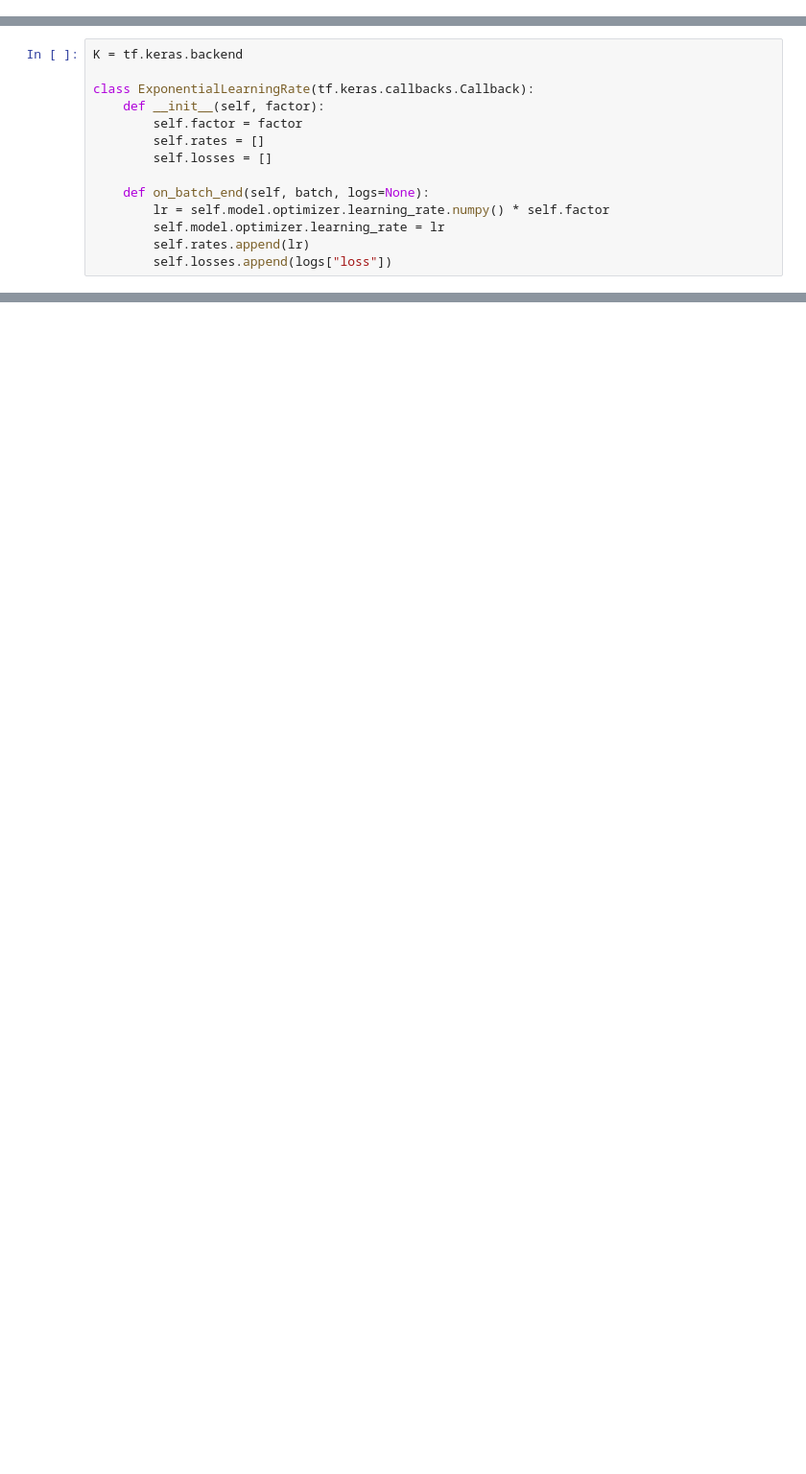
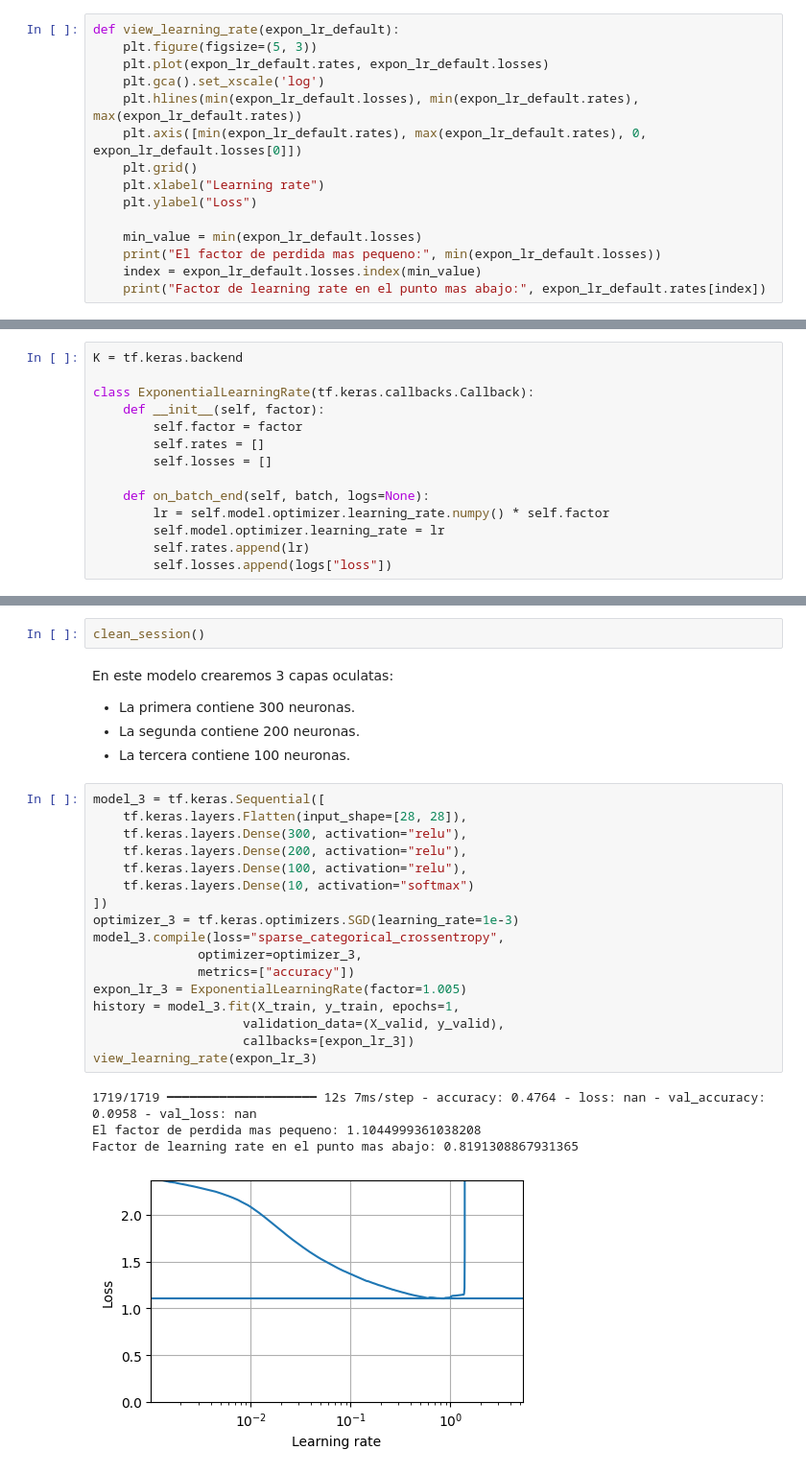
Before and after one commit to MaciaKing/UNED, a Jupyter notebook: Aprendizaje Profundo/Entrgas/PEC0.ipynb, the cells around one changed output, grey strips where cells are left out. Shown at 96% size. Saved outputs shown, nothing was run; the diff lists cells and outputs as text; blank space fills up the shorter version.

```diff
--- a/Aprendizaje Profundo/Entrgas/PEC0.ipynb
+++ b/Aprendizaje Profundo/Entrgas/PEC0.ipynb
@@ -18 +37,16 @@ GPUs disponibles: [PhysicalDevice(name='/physical_device:GPU:0', device_type='GP
+# %%
+def view_learning_rate(expon_lr_default):
+    plt.figure(figsize=(5, 3))
+    plt.plot(expon_lr_default.rates, expon_lr_default.losses)
+    plt.gca().set_xscale('log')
+    plt.hlines(min(expon_lr_default.losses), min(expon_lr_default.rates), max(expon_lr_default.rates))
+    plt.axis([min(expon_lr_default.rates), max(expon_lr_default.rates), 0, expon_lr_default.losses[0]])
+    plt.grid()
+    plt.xlabel("Learning rate")
+    plt.ylabel("Loss")
+
+    min_value = min(expon_lr_default.losses)
+    print("El factor de perdida mas pequeno:", min(expon_lr_default.losses))
+    index = expon_lr_default.losses.index(min_value)
+    print("Factor de learning rate en el punto mas abajo:", expon_lr_default.rates[index])
 # %% [markdown]
@@ -188,0 +245,30 @@ view_learning_rate(expon_lr_4)
+# %%
+clean_session()
+# %% [markdown]
+En este modelo crearemos 3 capas oculatas:
+
+*   La primera contiene 300 neuronas.
+*   La segunda contiene 200 neuronas.
+*   La tercera contiene 100 neuronas.
+# %%
+model_3 = tf.keras.Sequential([
+    tf.keras.layers.Flatten(input_shape=[28, 28]),
+    tf.keras.layers.Dense(300, activation="relu"),
+    tf.keras.layers.Dense(200, activation="relu"),
+    tf.keras.layers.Dense(100, activation="relu"),
+    tf.keras.layers.Dense(10, activation="softmax")
+])
+optimizer_3 = tf.keras.optimizers.SGD(learning_rate=1e-3)
+model_3.compile(loss="sparse_categorical_crossentropy",
+              optimizer=optimizer_3,
+              metrics=["accuracy"])
+expon_lr_3 = ExponentialLearningRate(factor=1.005)
+history = model_3.fit(X_train, y_train, epochs=1,
+                    validation_data=(X_valid, y_valid),
+                    callbacks=[expon_lr_3])
+view_learning_rate(expon_lr_3)
+# %% [output]
+1719/1719 ━━━━━━━━━━━━━━━━━━━━ 12s 7ms/step - accuracy: 0.4764 - loss: nan - val_accuracy: 0.0958 - val_loss: nan
+El factor de perdida mas pequeno: 1.1044999361038208
+Factor de learning rate en el punto mas abajo: 0.8191308867931365
+[figure, added]
```
Also changed, not shown: parts of 89 cells of this notebook.
